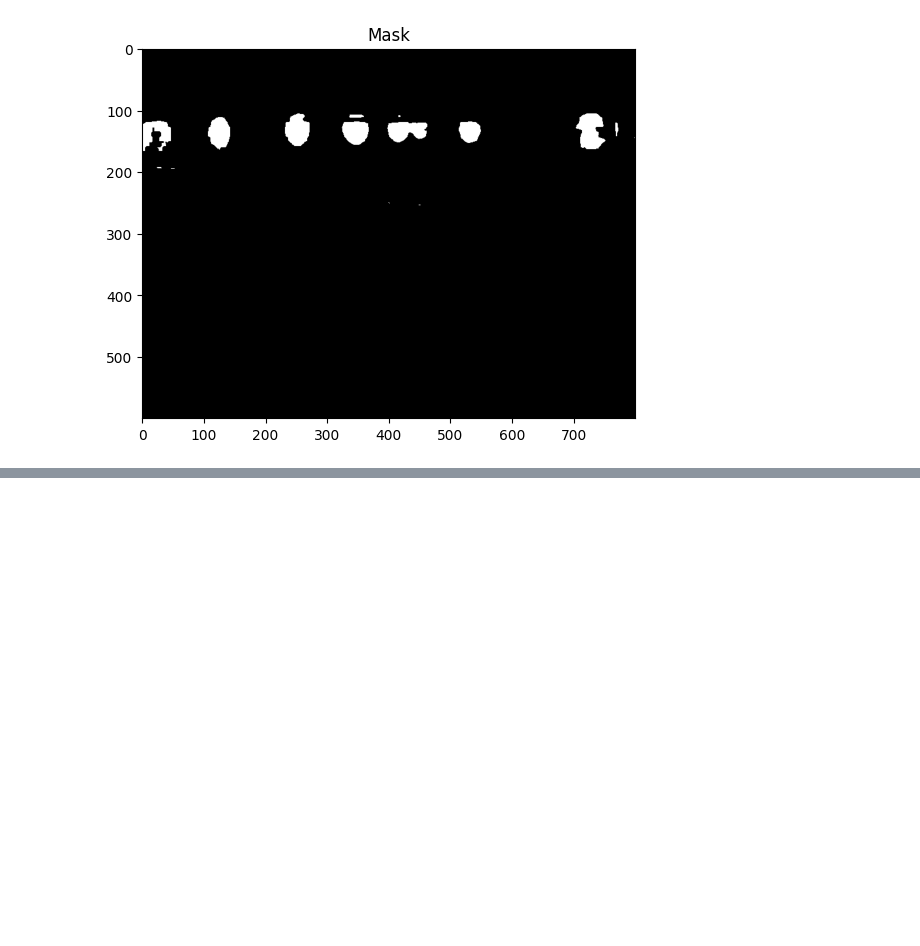
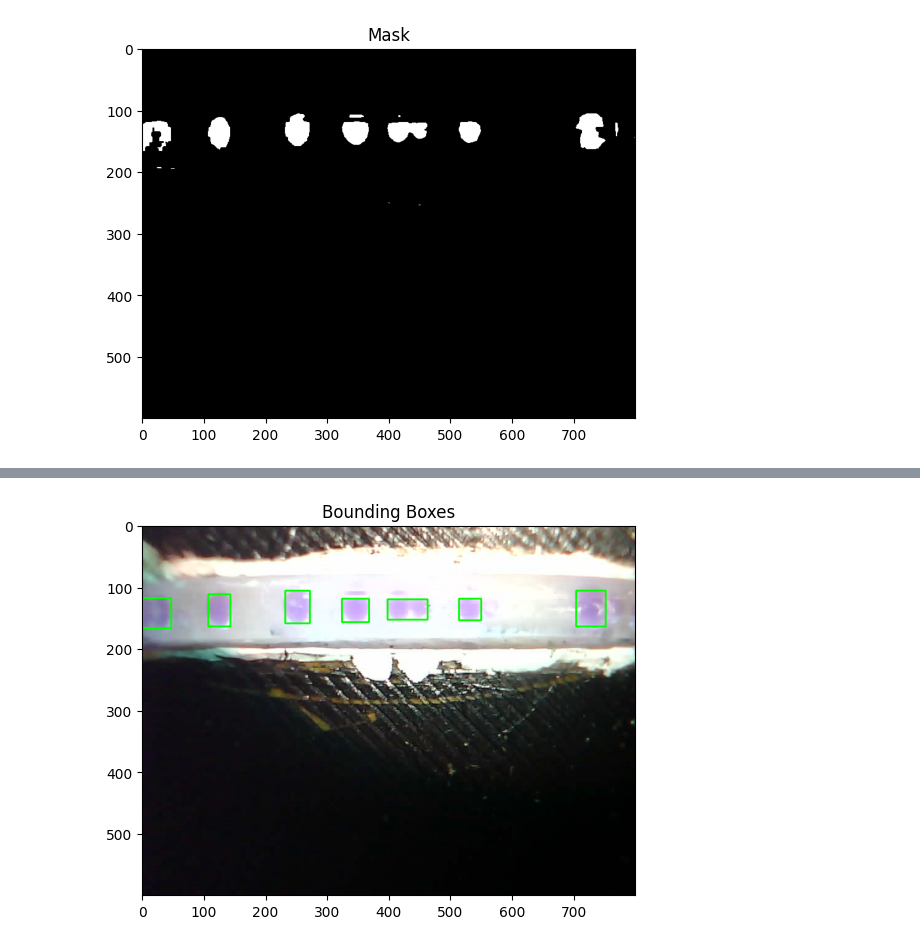
Before and after one commit to lneira19/oildrops, a Jupyter notebook: hsvtest.ipynb, the cells around one changed output, grey strips where cells are left out. Drawn from its saved outputs; the diff is of its cells as text; code cells hidden in the pictures; blank space fills up the shorter version.

```diff
--- a/hsvtest.ipynb
+++ b/hsvtest.ipynb
@@ -55,0 +118,27 @@ plt.show()
+# %%
+def getBoundingBox(mask):
+
+    # Conversión del la máscara a clase Image
+    mask_class = Image.fromarray(mask)
+
+    # Obtención del bounding box
+    bbox = mask_class.getbbox()
+
+    # Conversión de bbox a formato utilizable
+    x1,y1,x2,y2 = bbox
+
+    bbox_coors = [(x1,y1),(x2,y2)]
+
+    return bbox_coors
+
+list_bboxes = [getBoundingBox(mask) for mask in list_individual_masks]
+
+bgr_img_copy = bgr_img.copy()
+for bbox in list_bboxes:
+    cv2.rectangle(bgr_img_copy, bbox[0], bbox[1], (0, 255, 0), 2)
+
+plt.imshow(bgr_img_copy)
+plt.title("Bounding Boxes")
+plt.show()
+# %% [output]
+[figure, added]
```
Also changed, not shown: parts of 5 cells of this notebook.
